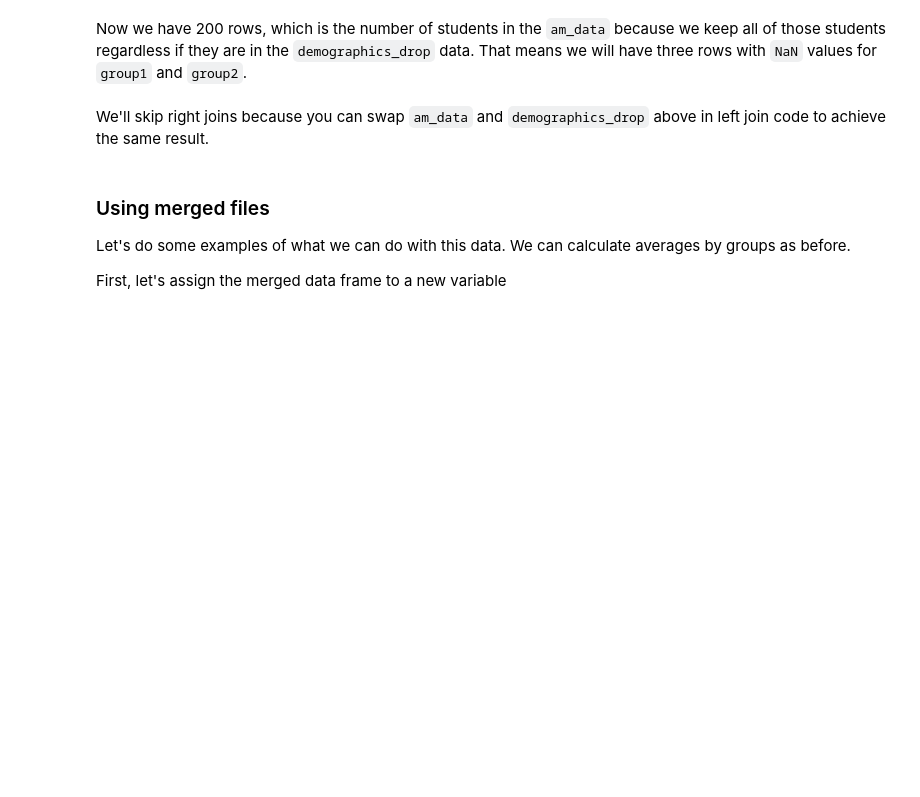
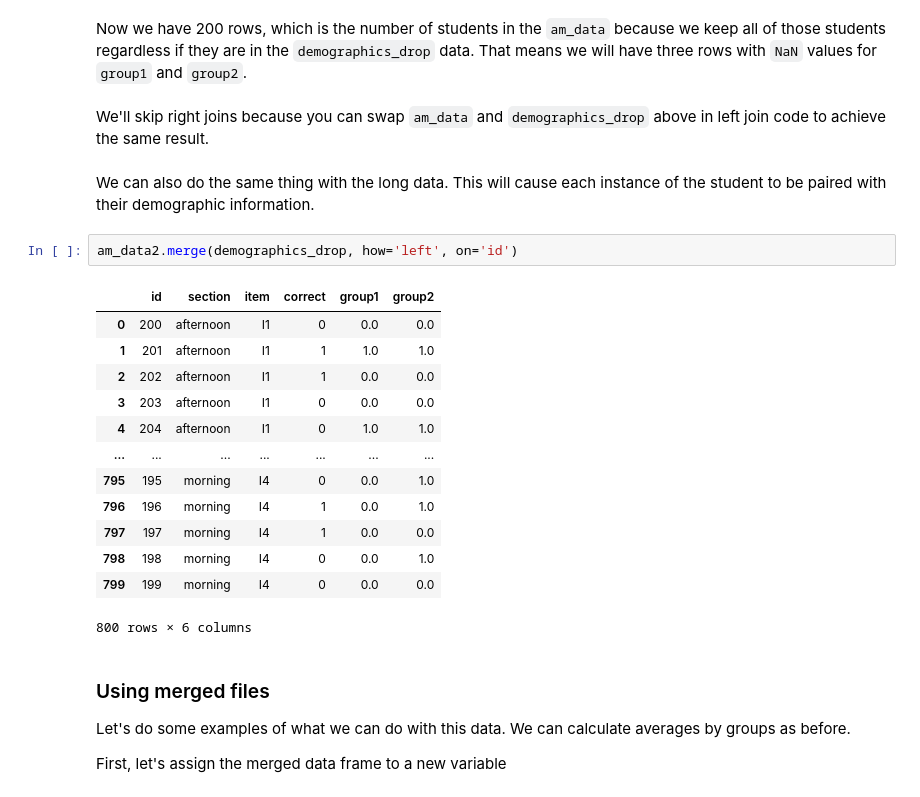
Before and after one commit to gphaser/Python-Intro, a Jupyter notebook: Question data.ipynb, the cells around one changed output. Cells and saved outputs as stored; diff of their text form; blank space fills up the shorter version.

```diff
--- a/Question data.ipynb
+++ b/Question data.ipynb
@@ -532,6 +532,24 @@ am_data.merge(demographics_drop, how='left', on='id')
 Now we have 200 rows, which is the number of students in the `am_data` because we keep all of those students regardless if they are in the `demographics_drop` data. That means we will have three rows with `NaN` values for `group1` and `group2`.
 # %% [markdown]
 We'll skip right joins because you can swap `am_data` and `demographics_drop` above in left join code to achieve the same result.
+# %% [markdown]
+We can also do the same thing with the long data. This will cause each instance of the student to be paired with their demographic information.
+# %%
+am_data2.merge(demographics_drop, how='left', on='id')
+# %% [output]
+|  | id | section | item | correct | group1 | group2 |
+| 0 | 200 | afternoon | I1 | 0 | 0.0 | 0.0 |
+| 1 | 201 | afternoon | I1 | 1 | 1.0 | 1.0 |
+| 2 | 202 | afternoon | I1 | 1 | 0.0 | 0.0 |
+| 3 | 203 | afternoon | I1 | 0 | 0.0 | 0.0 |
+| 4 | 204 | afternoon | I1 | 0 | 1.0 | 1.0 |
+| ... | ... | ... | ... | ... | ... | ... |
+| 795 | 195 | morning | I4 | 0 | 0.0 | 1.0 |
+| 796 | 196 | morning | I4 | 1 | 0.0 | 1.0 |
+| 797 | 197 | morning | I4 | 1 | 0.0 | 0.0 |
+| 798 | 198 | morning | I4 | 0 | 0.0 | 1.0 |
+| 799 | 199 | morning | I4 | 0 | 0.0 | 0.0 |
+800 rows × 6 columns
 # %% [markdown]
 ### Using merged files
 Let's do some examples of what we can do with this data. We can calculate averages by groups as before.
```
Also changed, not shown: parts of 24 cells of this notebook.
